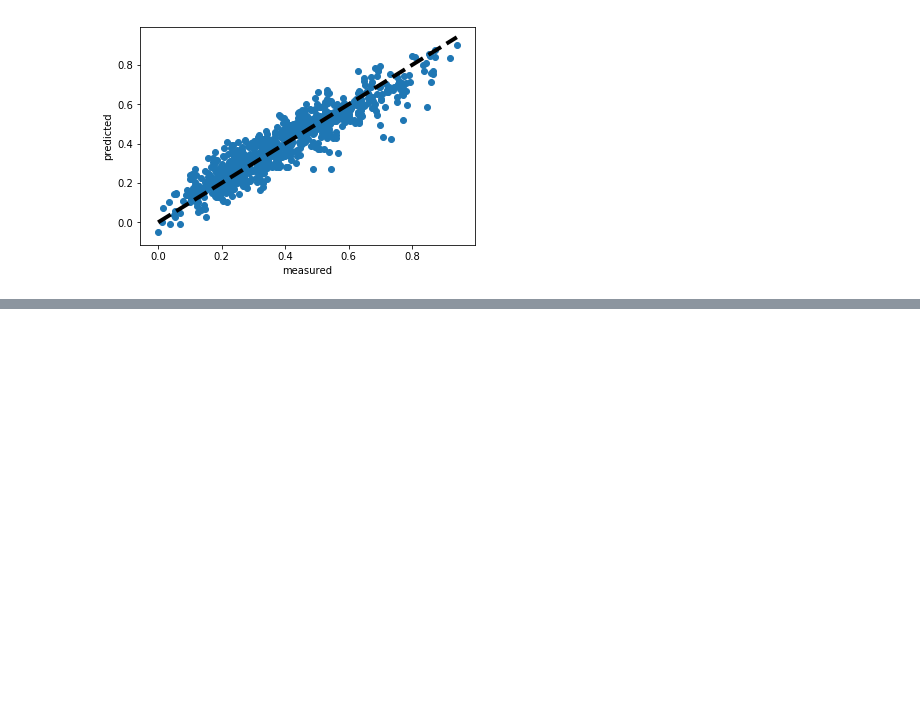
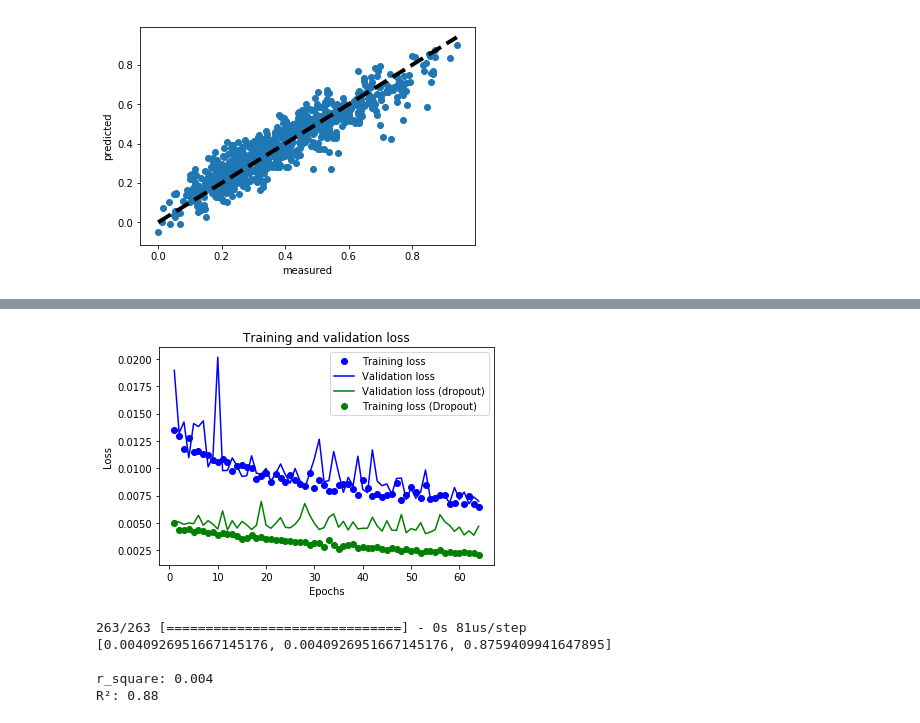
Before and after one commit to mlindsey19/Deep-Learning-dexa, a Jupyter notebook: deepLearn_dexa.ipynb, the cells around one changed output, grey strips where cells are left out. Saved outputs shown, nothing was run; the diff lists cells and outputs as text; code cells hidden in the pictures; blank space fills up the shorter version.

```diff
--- a/deepLearn_dexa.ipynb
+++ b/deepLearn_dexa.ipynb
@@ -407,0 +404,16 @@ plt.show()
+# %%
+modelDrop = Sequential()
+modelDrop.add(Dense(8, input_dim=15, activation='relu'))
+modelDrop.add(Dense(128, activation='relu'))
+modelDrop.add(Dense(128, activation='relu'))
+modelDrop.add(Dense(128, activation='relu'))
+modelDrop.add(layers.Dropout(rate = 0.2))
+modelDrop.add(Dense(64, activation='relu'))
+modelDrop.add(Dense(16, activation='relu'))
+modelDrop.add(Dense(32, activation='relu'))
+modelDrop.add(Dense(16, activation='relu'))
+modelDrop.add(Dense(3, activation='linear'))
+print(modelDrop.summary())
+# %%
+modelDrop.compile(loss='mse', optimizer='rmsprop', metrics=['mse',r_square])
+historyDrop = modelDrop.fit(x_train, y_train, epochs=64, batch_size=32, validation_data=(x_val,y_val))
@@ -407,0 +438,28 @@ plt.show()
+# %%
+epochs = range(1, len(history.history['loss']) + 1)
+# "bo" is for "blue dot"
+plt.plot(epochs, history.history['loss'], 'bo', label='Training loss')
+# b is for "solid blue line"
+plt.plot(epochs, history.history['val_loss'], 'b', label='Validation loss')
+# b is for "solid blue line"
+plt.plot(epochs, historyDrop.history['val_loss'], 'g', label='Validation loss (dropout)')
+plt.plot(epochs, historyDrop.history['loss'], 'go', label='Training loss (Dropout)')
+# b is for "solid blue line"
+plt.title('Training and validation loss')
+plt.xlabel('Epochs')
+plt.ylabel('Loss')
+plt.legend()
+plt.show()
+# %% [output]
+[figure, added]
+# %%
+scores = modelDrop.evaluate(x_test, y_test)
+print(scores)
+print("\n%s: %.3f" % (model.metrics_names[1], scores[1]))
+print('R²: %.2f' % ( scores[2]))
+# %% [output]
+263/263 [==============================] - 0s 81us/step
+[0.0040926951667145176, 0.0040926951667145176, 0.8759409941647895]
+
+r_square: 0.004
+R²: 0.88
```
Also changed, not shown: parts of 36 cells of this notebook.
